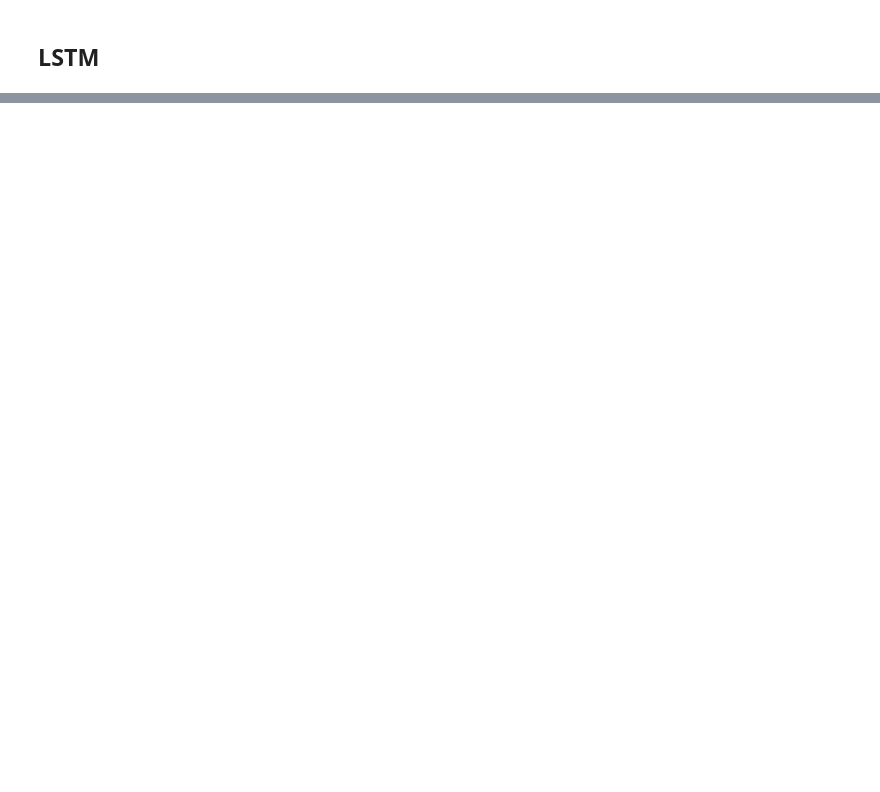
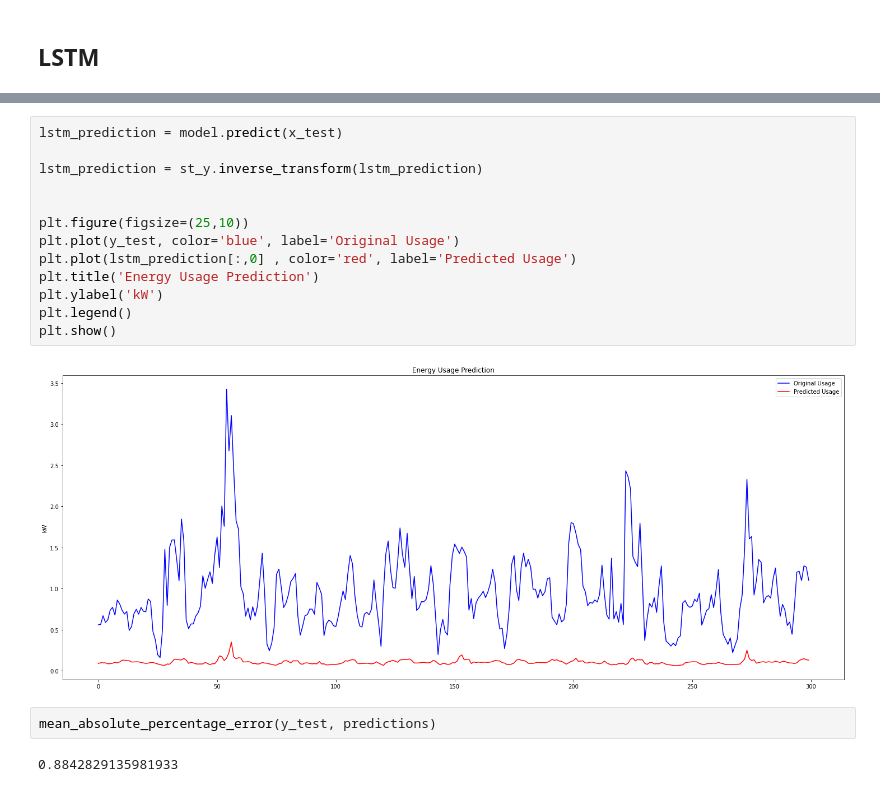
Before and after one commit to joaonpsilva/Tese_House_Energy_Prediciton, a Jupyter notebook: Energy_Pred.ipynb, the cells around one changed output, grey strips where cells are left out. Cells and saved outputs as stored; diff of their text form; blank space fills up the shorter version.

```diff
--- a/Energy_Pred.ipynb
+++ b/Energy_Pred.ipynb
@@ -360,0 +374,19 @@ model.add(LSTM(100, activation='relu', input_shape=()))
+# %%
+lstm_prediction = model.predict(x_test)
+
+lstm_prediction = st_y.inverse_transform(lstm_prediction)
+
+
+plt.figure(figsize=(25,10))
+plt.plot(y_test, color='blue', label='Original Usage')
+plt.plot(lstm_prediction[:,0] , color='red', label='Predicted Usage')
+plt.title('Energy Usage Prediction')
+plt.ylabel('kW')
+plt.legend()
+plt.show()
+# %% [output]
+[figure, added]
+# %%
+mean_absolute_percentage_error(y_test, predictions)
+# %% [output]
+0.8842829135981933
```
Also changed, not shown: parts of 29 cells of this notebook.
